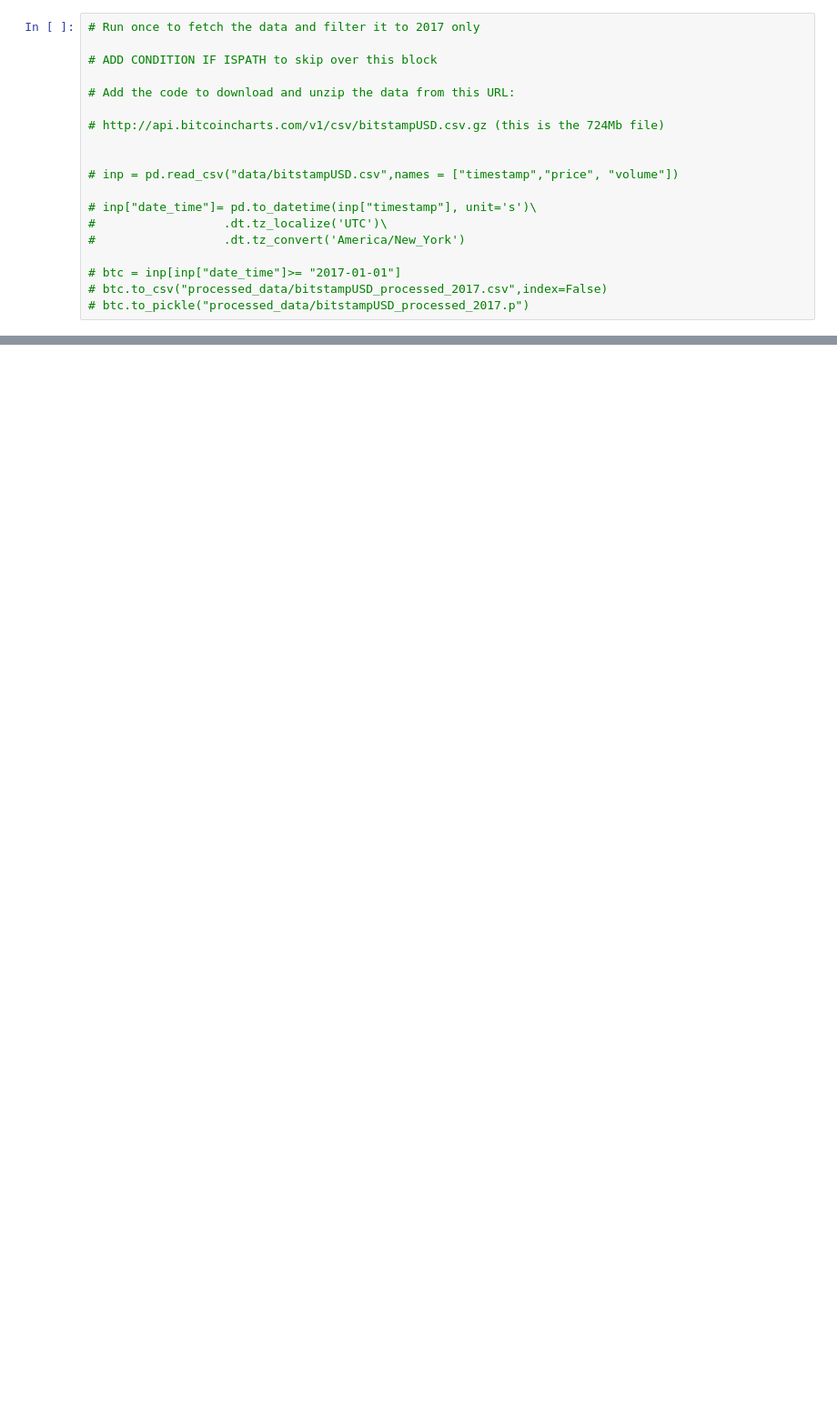
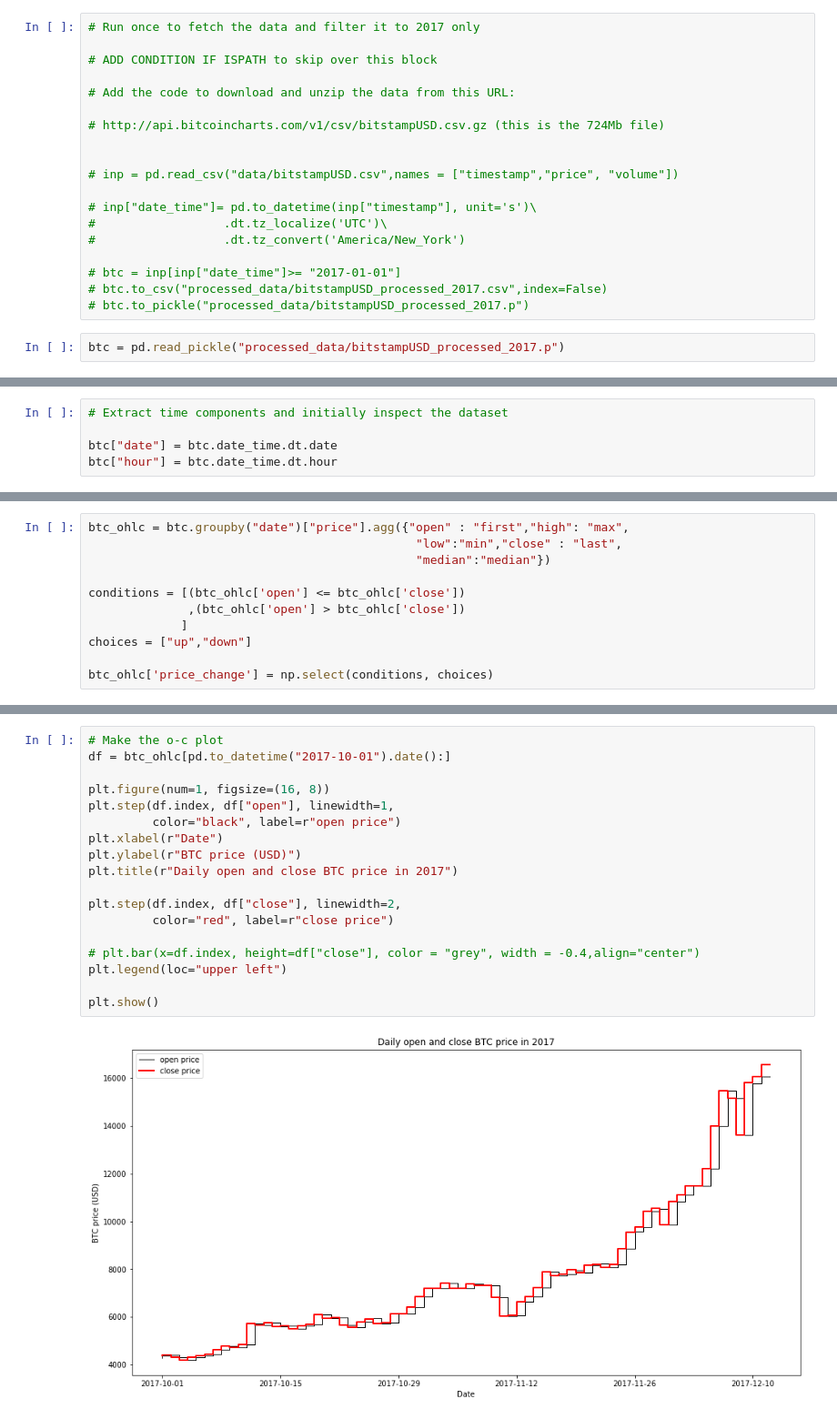
Before and after one commit to Liam-O/Data620, a Jupyter notebook: FinalProject/getting_btc_price.ipynb, the cells around one changed output, grey strips where cells are left out. Shown at 91% size. Cells and saved outputs as stored; diff of their text form; blank space fills up the shorter version.

```diff
--- a/FinalProject/getting_btc_price.ipynb
+++ b/FinalProject/getting_btc_price.ipynb
@@ -33,3 +60,5 @@ import numpy as np
 # btc = inp[inp["date_time"]>= "2017-01-01"]
 # btc.to_csv("processed_data/bitstampUSD_processed_2017.csv",index=False)
 # btc.to_pickle("processed_data/bitstampUSD_processed_2017.p")
+# %%
+btc = pd.read_pickle("processed_data/bitstampUSD_processed_2017.p")
@@ -35,0 +74,5 @@ import numpy as np
+# %%
+# Extract time components and initially inspect the dataset
+
+btc["date"] = btc.date_time.dt.date
+btc["hour"] = btc.date_time.dt.hour
@@ -35,0 +128,11 @@ import numpy as np
+# %%
+btc_ohlc = btc.groupby("date")["price"].agg({"open" : "first","high": "max",
+                                              "low":"min","close" : "last",
+                                              "median":"median"})
+
+conditions = [(btc_ohlc['open'] <= btc_ohlc['close'])
+              ,(btc_ohlc['open'] > btc_ohlc['close'])
+             ]
+choices = ["up","down"]
+
+btc_ohlc['price_change'] = np.select(conditions, choices)
@@ -35,0 +157,20 @@ import numpy as np
+# %%
+# Make the o-c plot
+df = btc_ohlc[pd.to_datetime("2017-10-01").date():]
+
+plt.figure(num=1, figsize=(16, 8))
+plt.step(df.index, df["open"], linewidth=1,
+         color="black", label=r"open price")
+plt.xlabel(r"Date")
+plt.ylabel(r"BTC price (USD)")
+plt.title(r"Daily open and close BTC price in 2017")
+
+plt.step(df.index, df["close"], linewidth=2,
+         color="red", label=r"close price")
+
+# plt.bar(x=df.index, height=df["close"], color = "grey", width = -0.4,align="center")
+plt.legend(loc="upper left")
+
+plt.show()
+# %% [output]
+[figure, added]
```
Also changed, not shown: parts of 14 cells of this notebook.
